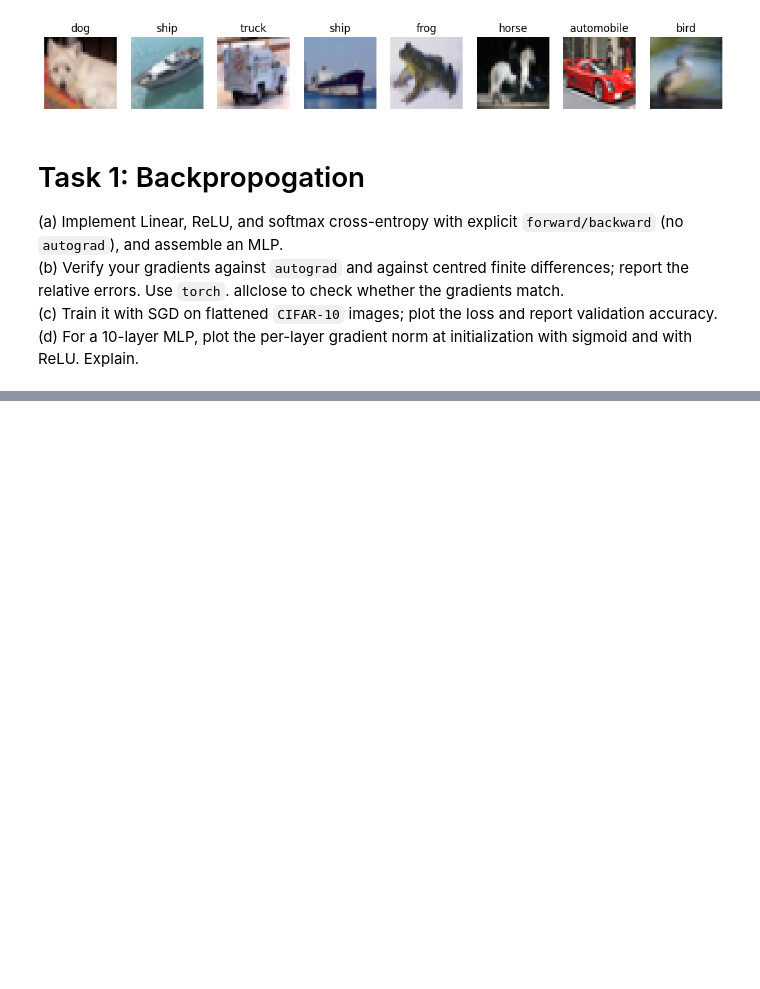
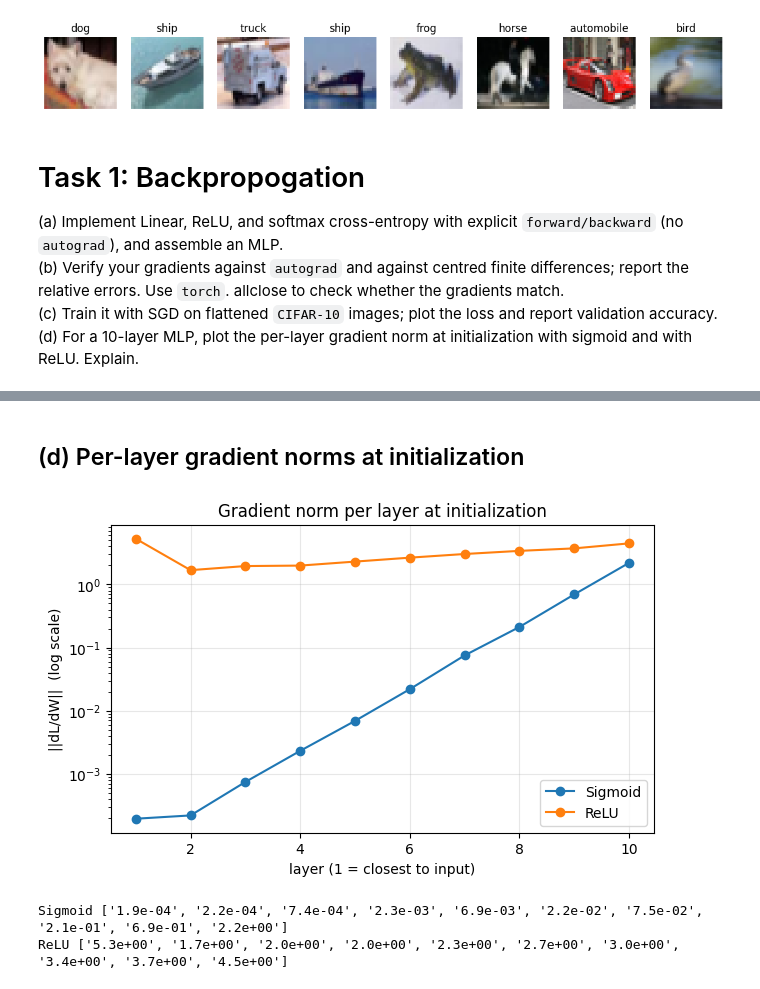
Before and after one commit to isurika23/EN4554_Deep-Learning-for-Vision, a Jupyter notebook: EN4554_Assignment02_CNN/EN4554_Assignment02_CNN.ipynb, the cells around one changed output, grey strips where cells are left out. Drawn from its saved outputs; the diff is of its cells as text; code cells hidden in the pictures; blank space fills up the shorter version.

```diff
--- a/EN4554_Assignment02_CNN/EN4554_Assignment02_CNN.ipynb
+++ b/EN4554_Assignment02_CNN/EN4554_Assignment02_CNN.ipynb
@@ -112,0 +349,28 @@ mean: tensor([ 0.0016, -0.0306, -0.0233]), std: tensor([0.9923, 0.9767, 0.9602])
+# %% [markdown]
+## (d) Per-layer gradient norms at initialization
+# %%
+xb, yb = next(iter(train_loader))
+xb = xb.to(device).view(xb.size(0), -1); yb = yb.to(device)
+sizes = [3072] + [256] * 9 + [10]          # 10 Linear layers
+
+norms = {}
+for act in [Sigmoid, ReLU]:
+    set_seed(42)                           # identical initial weights for both
+    net = MLP(sizes, act=act)
+    # TODO: one forward (loss) and one backward pass, NO update
+    net.loss(xb, yb)
+    net.backward()
+    norms[act.__name__] = [l.dW.norm().item() for l in net.linears()]   # list of dW.norm() for each Linear layer
+
+plt.figure(figsize=(7, 4))
+for name, v in norms.items():
+    plt.semilogy(range(1, 11), v, 'o-', label=name)
+plt.xlabel('layer (1 = closest to input)'); plt.ylabel('||dL/dW||  (log scale)')
+plt.title('Gradient norm per layer at initialization'); plt.legend(); plt.grid(alpha=0.3)
+plt.show()
+for name, v in norms.items():
+    print(name, ['%.1e' % g for g in v])
+# %% [output]
+[figure, added]
+Sigmoid ['1.9e-04', '2.2e-04', '7.4e-04', '2.3e-03', '6.9e-03', '2.2e-02', '7.5e-02', '2.1e-01', '6.9e-01', '2.2e+00']
+ReLU ['5.3e+00', '1.7e+00', '2.0e+00', '2.0e+00', '2.3e+00', '2.7e+00', '3.0e+00', '3.4e+00', '3.7e+00', '4.5e+00']
```
Also changed, not shown: parts of 10 cells of this notebook.
